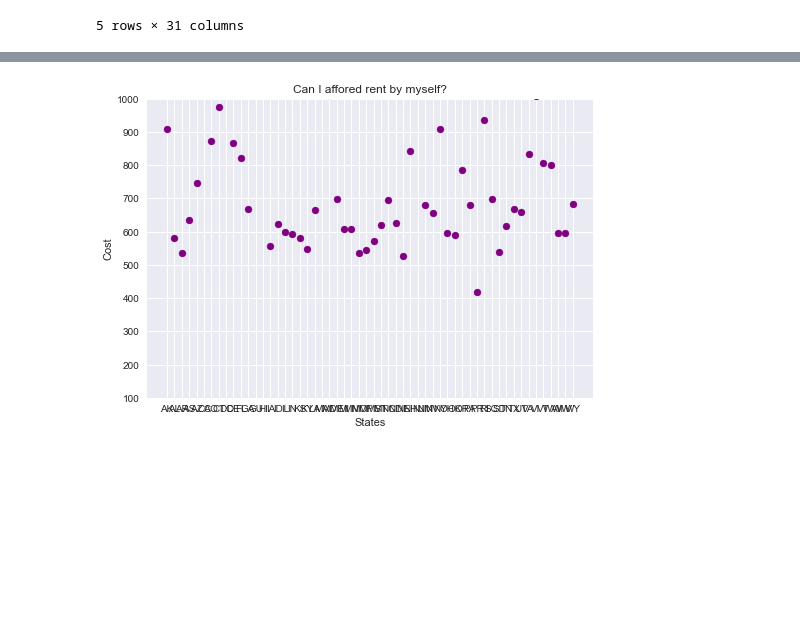
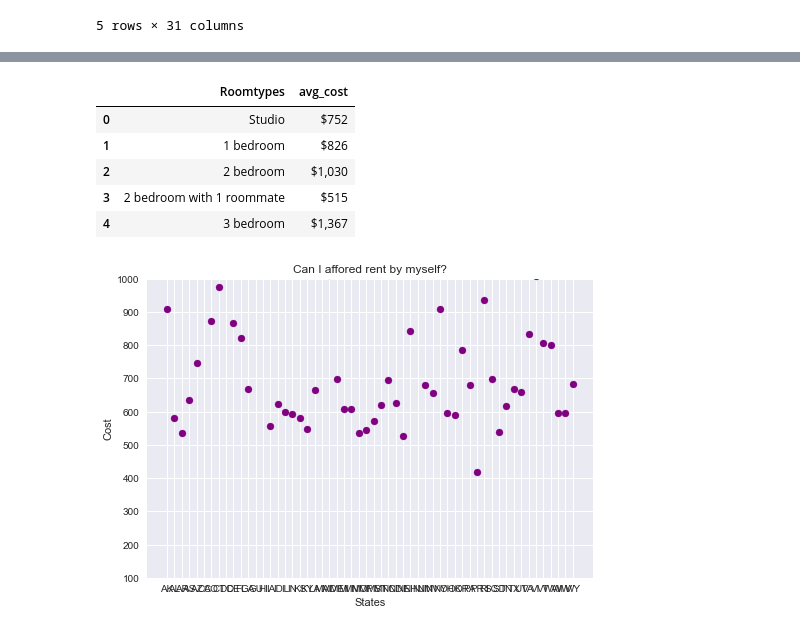
Before and after one commit to Boot-Team-7/project_1_materials, a Jupyter notebook: William/Rent20-22.ipynb, the cells around one changed output, grey strips where cells are left out. Drawn from its saved outputs; the diff is of its cells as text; code cells hidden in the pictures; blank space fills up the shorter version.

```diff
--- a/William/Rent20-22.ipynb
+++ b/William/Rent20-22.ipynb
@@ -38,6 +38,15 @@ roommate_data_df.head()
 | 2 | AR | 535.0 | 574.3 | 723.0 | 954.2 | ... |
 | 3 | AS | 635.0 | 640.0 | 843.0 | 1206.0 | ... |
 | 4 | AZ | 746.5 | 821.6 | 1037.5 | 1433.0 | ... |
+# %%
+living_arrangements_df.head()
+# %% [output]
+|  | Roomtypes | avg_cost |
+| 0 | Studio | $752 |
+| 1 | 1 bedroom | $826 |
+| 2 | 2 bedroom | $1,030 |
+| 3 | 2 bedroom with 1 roommate | $515 |
+| 4 | 3 bedroom | $1,367 |
 # %%
 
 plt.scatter(roommate_data_df["States"], roommate_data_df["Average of studio_2021"], color = "purple")
```
Also changed, not shown: parts of 3 cells of this notebook.
